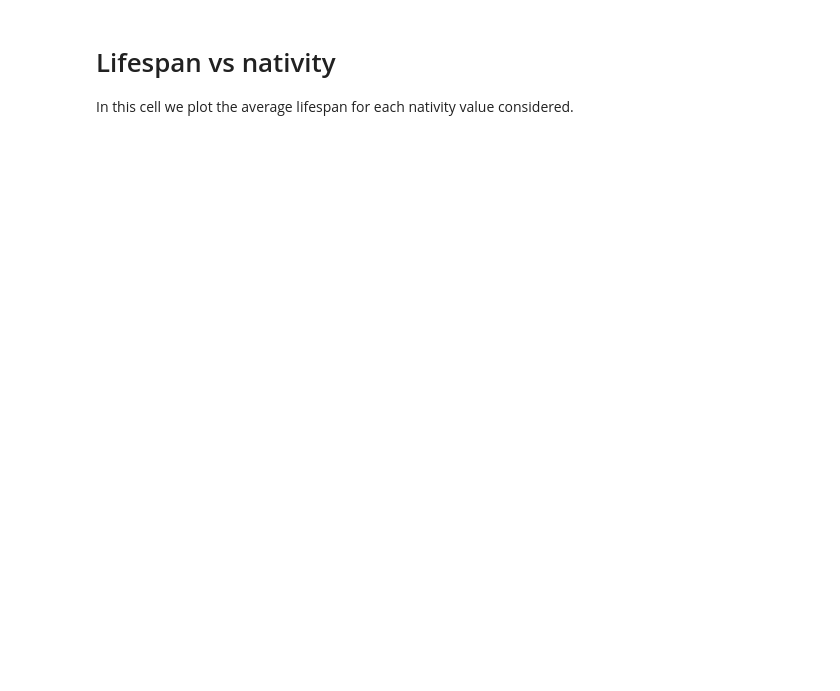
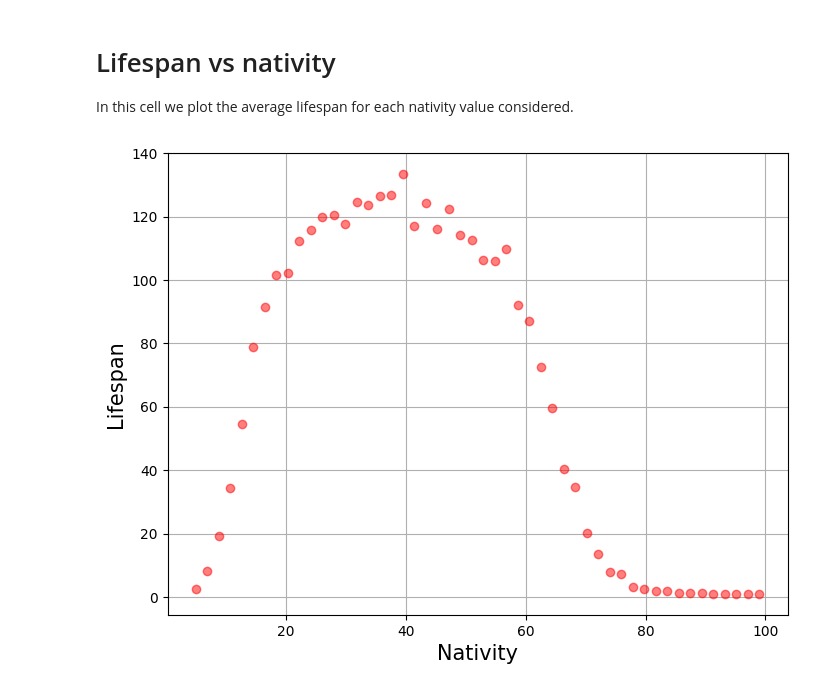
Before and after one commit to RiccardoTancredi/GameofLife, a Jupyter notebook: lifespan.ipynb, the cells around one changed output. Drawn from its saved outputs; the diff is of its cells as text; code cells hidden in the pictures; blank space fills up the shorter version.

```diff
--- a/lifespan.ipynb
+++ b/lifespan.ipynb
@@ -180,10 +194,14 @@ In this cell we plot the average lifespan for each nativity value considered.
 # %%
 data = np.loadtxt("nativities/mean_evaluated.txt")
 nativities = data[:,0]
 lifespans = data[:,1]
 fig = plt.figure(figsize=(8,6))
 ax = fig.add_subplot(1,1,1)
 ax.plot(nativities,lifespans,"ro",label="Data", alpha = 0.5)
 ax.grid()
-ax.set_xlabel
+ax.set_xlabel("Nativity", fontsize = 15)
+ax.set_ylabel("Lifespan", fontsize = 15)
+plt.savefig("plot_analysis/nativity_lifespan.png")
 plt.show()
+# %% [output]
+[figure, added]
```
Also changed, not shown: parts of 7 cells of this notebook, 15 other files.
